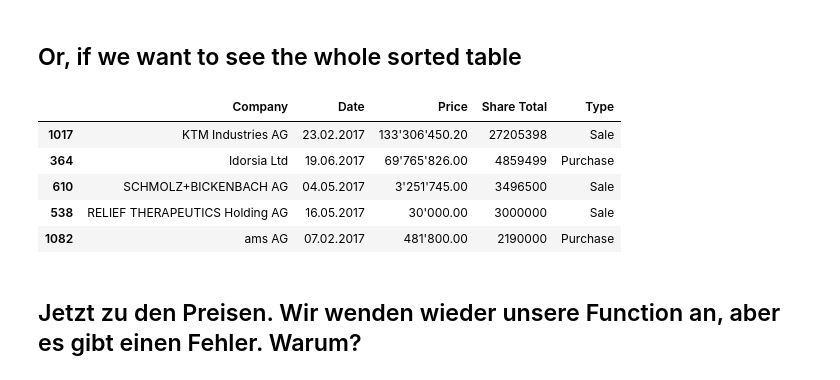
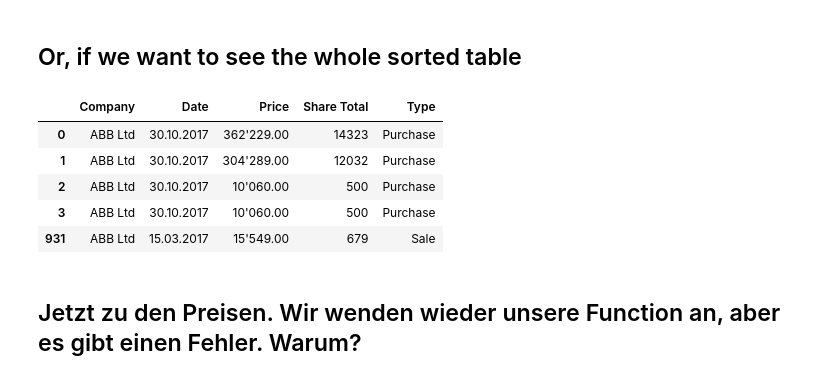
Before and after one commit to barjacks/pythonrecherche, a Jupyter notebook: 08 html, beautifulsoup, pandas intro/03 First steps with Pandas.ipynb, the cells around one changed output. Saved outputs shown, nothing was run; the diff lists cells and outputs as text; code cells hidden in the pictures.

```diff
--- a/08 html, beautifulsoup, pandas intro/03 First steps with Pandas.ipynb
+++ b/08 html, beautifulsoup, pandas intro/03 First steps with Pandas.ipynb
@@ -102,14 +166,14 @@ df[df['Share Total']==27205398]
 # %% [markdown]
 ## Or, if we want to see the whole sorted table
 # %%
-df.sort_values(by='Share Total', ascending=False).head()
+df.sort_values(by='Company', ascending=True).head()
 # %% [output]
 |  | Company | Date | Price | Share Total | Type |
-| 1017 | KTM Industries AG | 23.02.2017 | 133'306'450.20 | 27205398 | Sale |
-| 364 | Idorsia Ltd | 19.06.2017 | 69'765'826.00 | 4859499 | Purchase |
-| 610 | SCHMOLZ+BICKENBACH AG | 04.05.2017 | 3'251'745.00 | 3496500 | Sale |
-| 538 | RELIEF THERAPEUTICS Holding AG | 16.05.2017 | 30'000.00 | 3000000 | Sale |
-| 1082 | ams AG | 07.02.2017 | 481'800.00 | 2190000 | Purchase |
+| 0 | ABB Ltd | 30.10.2017 | 362'229.00 | 14323 | Purchase |
+| 1 | ABB Ltd | 30.10.2017 | 304'289.00 | 12032 | Purchase |
+| 2 | ABB Ltd | 30.10.2017 | 10'060.00 | 500 | Purchase |
+| 3 | ABB Ltd | 30.10.2017 | 10'060.00 | 500 | Purchase |
+| 931 | ABB Ltd | 15.03.2017 | 15'549.00 | 679 | Sale |
 # %% [markdown]
 ## Jetzt zu den Preisen. Wir wenden wieder unsere Function an, aber es gibt einen Fehler. Warum?
 # %%
```
Also changed, not shown: parts of 7 cells of this notebook, 4 other files.
